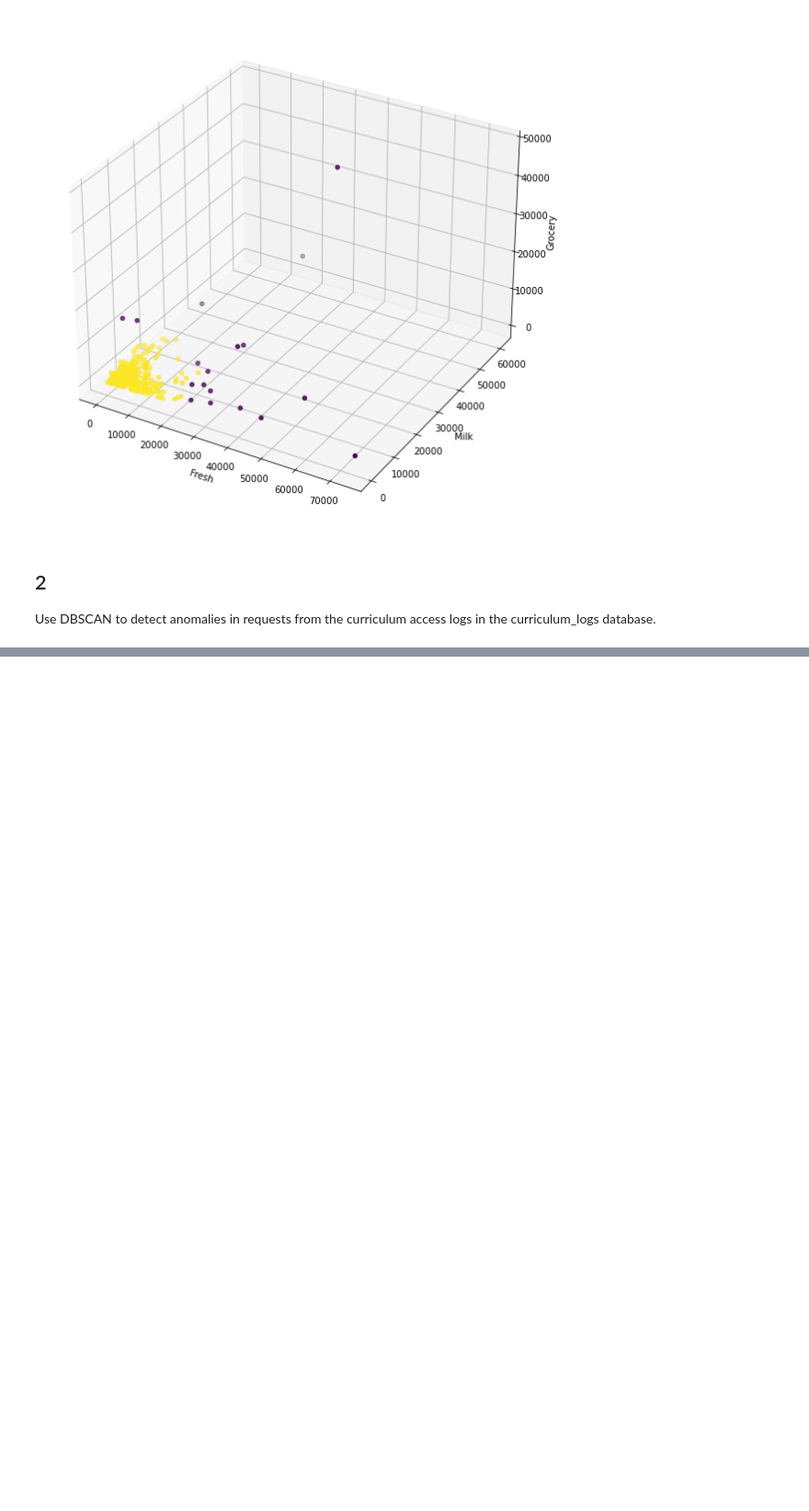
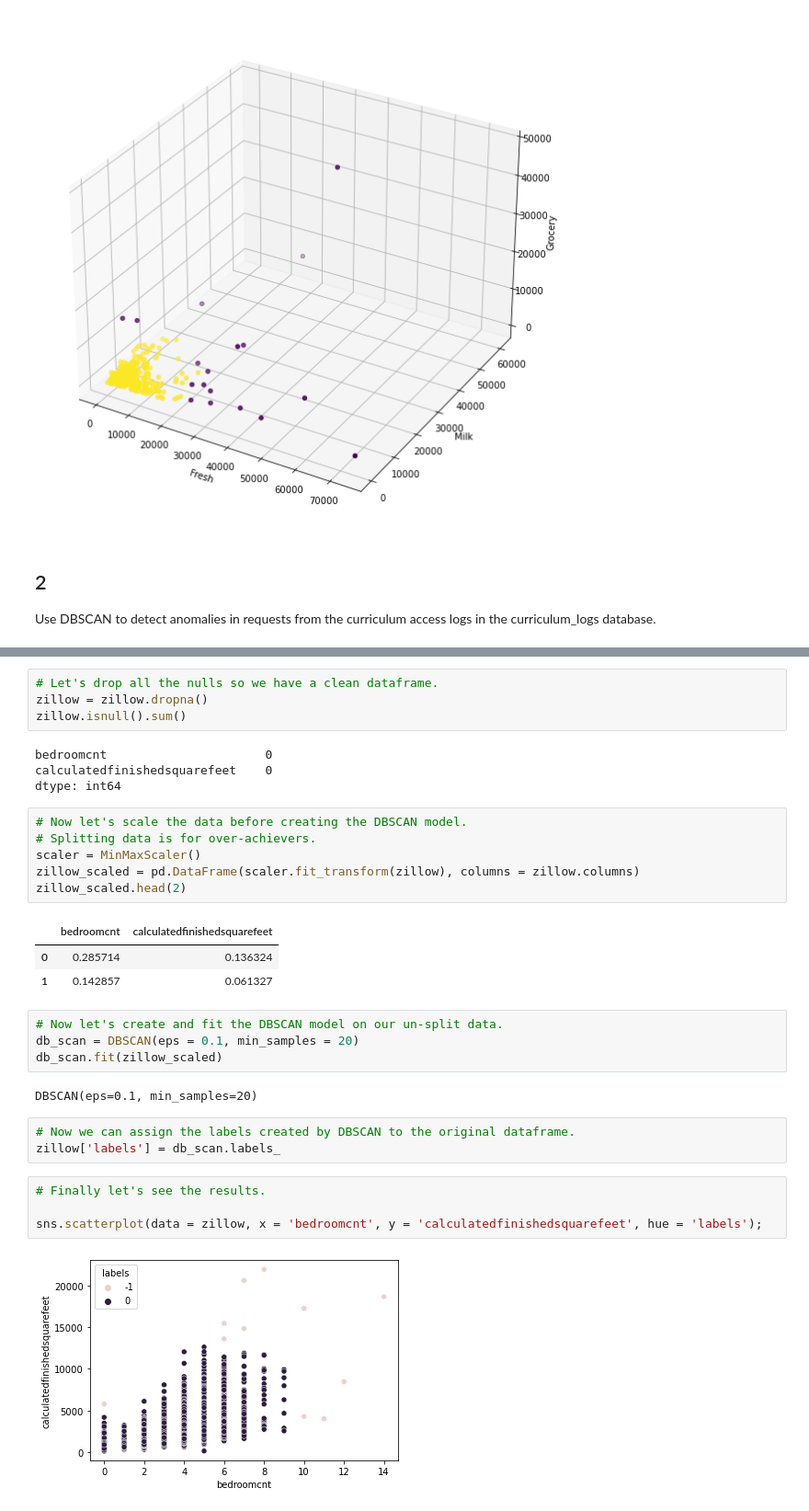
Before and after one commit to alegarcia-dev/anomaly-detection-exercises, a Jupyter notebook: clustering_anomaly_detection.ipynb, the cells around one changed output, grey strips where cells are left out. Shown at 92% size. Saved outputs shown, nothing was run; the diff lists cells and outputs as text; blank space fills up the shorter version.

```diff
--- a/clustering_anomaly_detection.ipynb
+++ b/clustering_anomaly_detection.ipynb
@@ -117,0 +225,33 @@ memory usage: 41.2+ MB
+# %%
+# Let's drop all the nulls so we have a clean dataframe.
+zillow = zillow.dropna()
+zillow.isnull().sum()
+# %% [output]
+bedroomcnt                      0
+calculatedfinishedsquarefeet    0
+dtype: int64
+# %%
+# Now let's scale the data before creating the DBSCAN model.
+# Splitting data is for over-achievers.
+scaler = MinMaxScaler()
+zillow_scaled = pd.DataFrame(scaler.fit_transform(zillow), columns = zillow.columns)
+zillow_scaled.head(2)
+# %% [output]
+|  | bedroomcnt | calculatedfinishedsquarefeet |
+| 0 | 0.285714 | 0.136324 |
+| 1 | 0.142857 | 0.061327 |
+# %%
+# Now let's create and fit the DBSCAN model on our un-split data.
+db_scan = DBSCAN(eps = 0.1, min_samples = 20)
+db_scan.fit(zillow_scaled)
+# %% [output]
+DBSCAN(eps=0.1, min_samples=20)
+# %%
+# Now we can assign the labels created by DBSCAN to the original dataframe.
+zillow['labels'] = db_scan.labels_
+# %%
+# Finally let's see the results.
+
+sns.scatterplot(data = zillow, x = 'bedroomcnt', y = 'calculatedfinishedsquarefeet', hue = 'labels');
+# %% [output]
+[figure, added]
```
Also changed, not shown: parts of 12 cells of this notebook.
